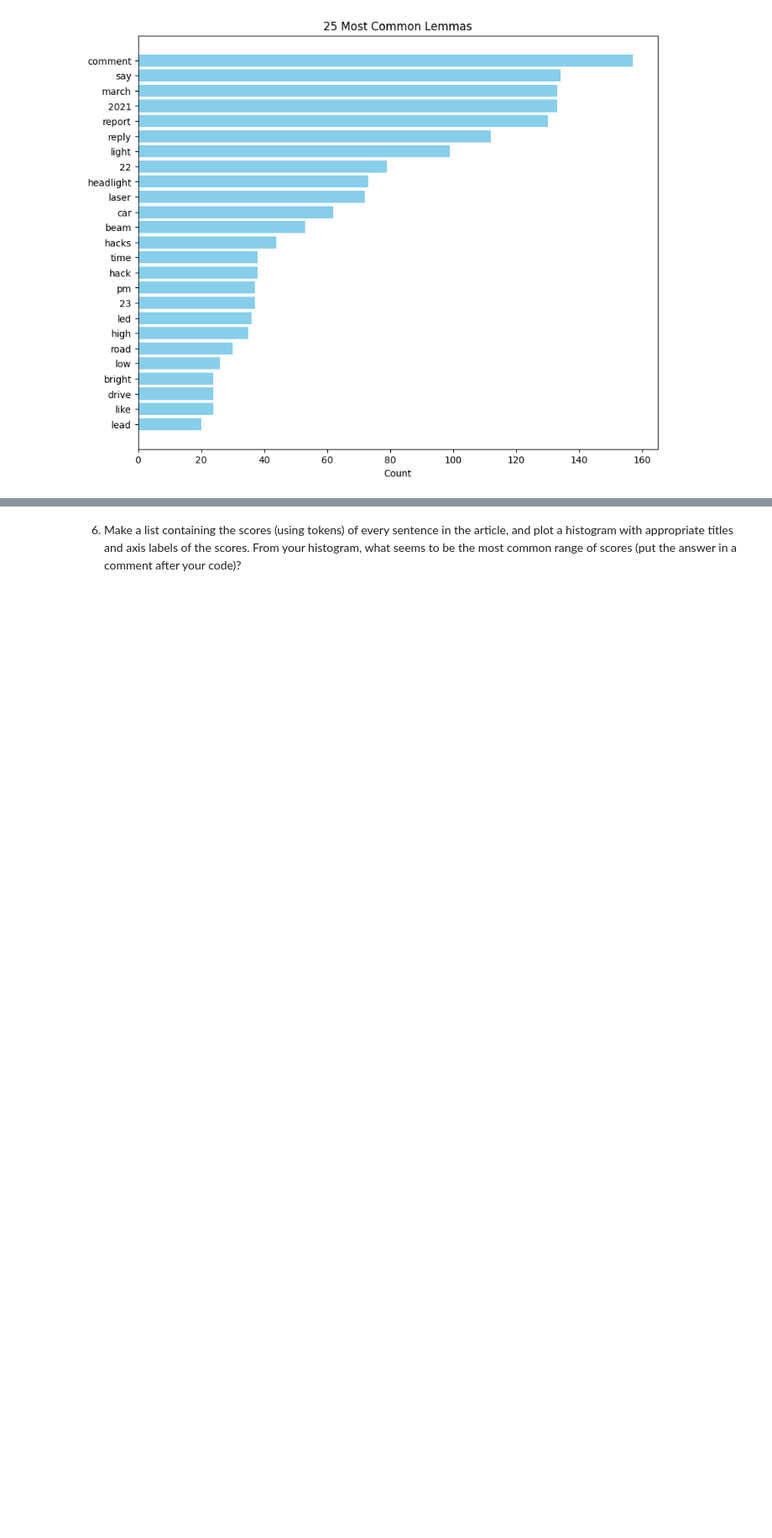
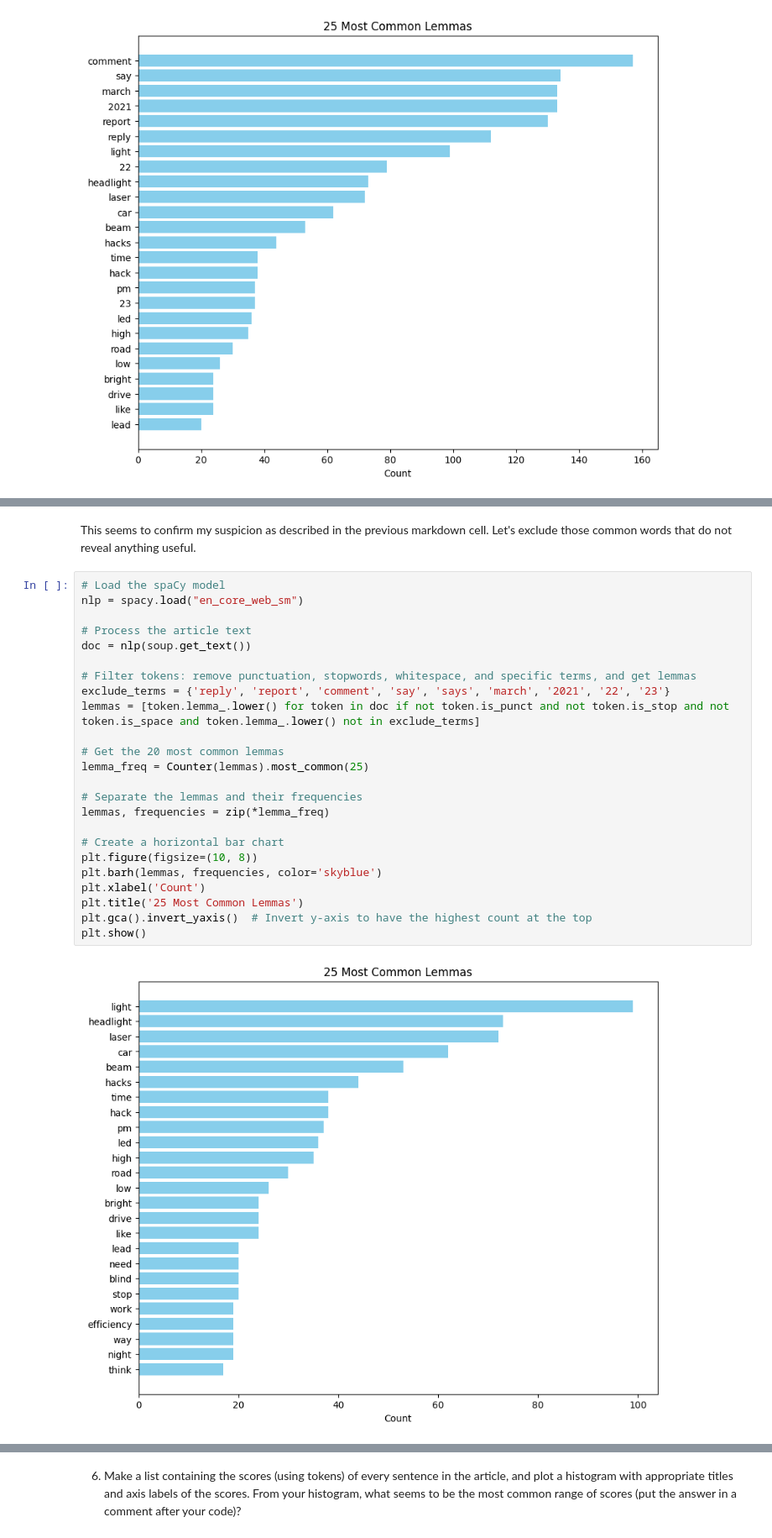
Before and after one commit to drpafowler/web-scraping-philip, a Jupyter notebook: web-scraping.ipynb, the cells around one changed output, grey strips where cells are left out. Shown at 84% size. Drawn from its saved outputs; the diff is of its cells as text; blank space fills up the shorter version.

```diff
--- a/web-scraping.ipynb
+++ b/web-scraping.ipynb
@@ -162,0 +222,28 @@ plt.show()
+# %% [markdown]
+This seems to confirm my suspicion as described in the previous markdown cell.  Let's exclude those common words that do not reveal anything useful.
+# %%
+# Load the spaCy model
+nlp = spacy.load("en_core_web_sm")
+
+# Process the article text
+doc = nlp(soup.get_text())
+
+# Filter tokens: remove punctuation, stopwords, whitespace, and specific terms, and get lemmas
+exclude_terms = {'reply', 'report', 'comment', 'say', 'says', 'march', '2021', '22', '23'}
+lemmas = [token.lemma_.lower() for token in doc if not token.is_punct and not token.is_stop and not token.is_space and token.lemma_.lower() not in exclude_terms]
+
+# Get the 20 most common lemmas
+lemma_freq = Counter(lemmas).most_common(25)
+
+# Separate the lemmas and their frequencies
+lemmas, frequencies = zip(*lemma_freq)
+
+# Create a horizontal bar chart
+plt.figure(figsize=(10, 8))
+plt.barh(lemmas, frequencies, color='skyblue')
+plt.xlabel('Count')
+plt.title('25 Most Common Lemmas')
+plt.gca().invert_yaxis()  # Invert y-axis to have the highest count at the top
+plt.show()
+# %% [output]
+[figure, added]
```
Also changed, not shown: parts of 24 cells of this notebook, 2 other files.
